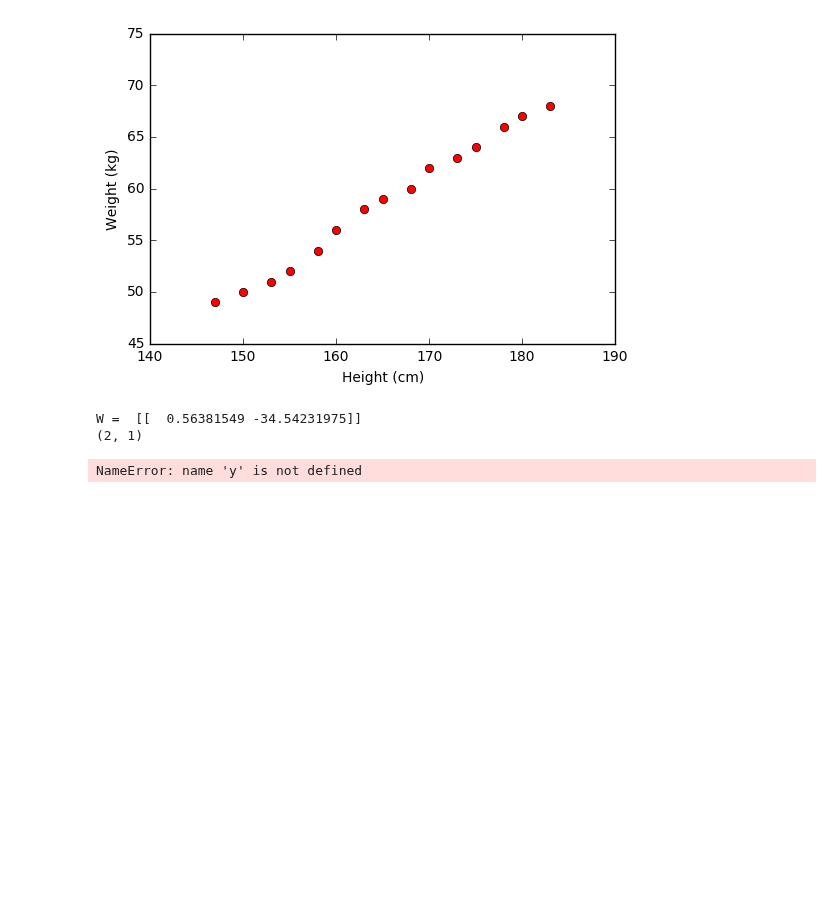
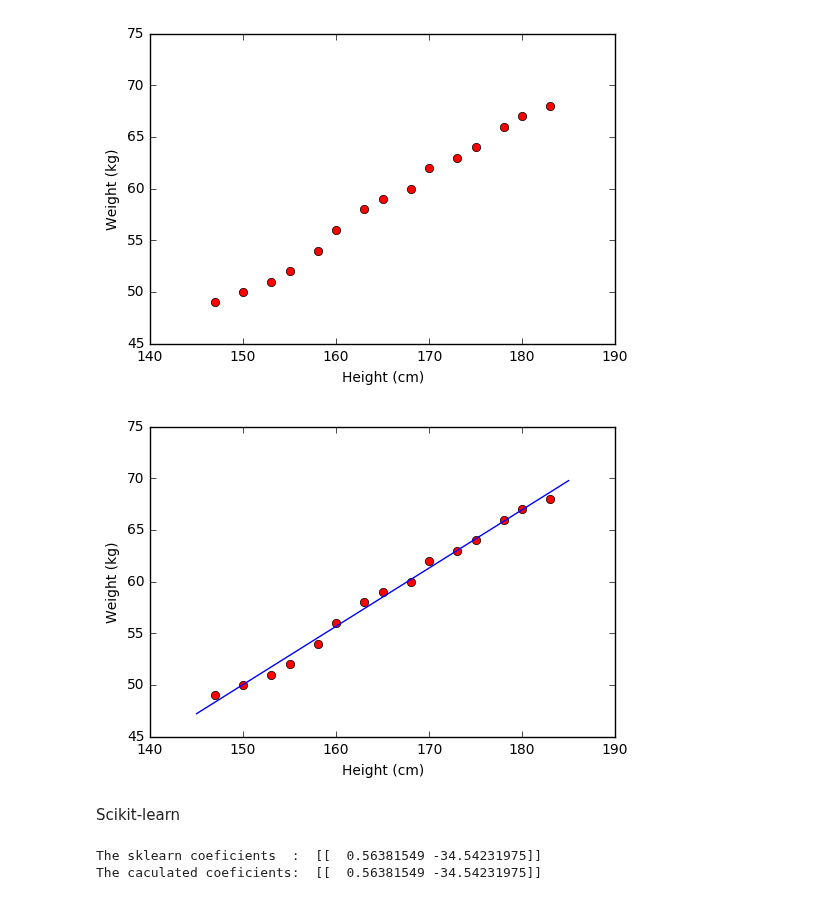
Before and after one commit to tiepvupsu/tiepvupsu.github.io, a Jupyter notebook: assets/LR/LR.ipynb, the cells around one changed output. Drawn from its saved outputs; the diff is of its cells as text; code cells hidden in the pictures; blank space fills up the shorter version.

```diff
--- a/assets/LR/LR.ipynb
+++ b/assets/LR/LR.ipynb
@@ -20,20 +20,40 @@ plt.show()
 # %% [output]
 [figure]
 # %%
+# Building Xbar
 one = np.ones((X.shape[0], 1))
-Xbar = np.concatenate((X, one), axis = 1).T
+Xbar = np.concatenate((X, one), axis = 1)
 
-W = np.dot(np.linalg.pinv(np.dot(Xbar, Xbar.T)), np.dot(Xbar, Y))
-print 'W = ', W.T
-print W.shape
+# Calculating weights of the fitting line
+W = np.dot(np.linalg.pinv(np.dot(Xbar.T, Xbar)), np.dot(Xbar.T, Y))
 
-a = W[0]
-x = np.linspace(140, 190, 2, endpoint=True)
-y =
-# C, S = np.cos(X), np.sin(X)
-plt.plot(x, y)
+# Preparing the fitting line
+a = W[0][0]
+b = W[1][0]
+x = np.linspace(145, 185, 2, endpoint=True)
+y = a*x + b
+
+# Drawing the fitting line
+plt.plot(X.T, Y.T, 'ro')     # data
+plt.plot(x, y)               # the fitting line
+plt.axis([140, 190, 45, 75])
+plt.xlabel('Height (cm)')
+plt.ylabel('Weight (kg)')
 plt.show()
 # %% [output]
-W =  [[  0.56381549 -34.54231975]]
-(2, 1)
-NameError: name 'y' is not defined
+[figure, added]
+# %% [markdown]
+Scikit-learn
+# %%
+from sklearn import datasets, linear_model
+
+# fit the model by Linear Regression
+regr = linear_model.LinearRegression(fit_intercept=False) # fit_intercept = False for calculating the bias
+regr.fit(Xbar, Y)
+
+# Compare two results
+print 'The sklearn coeficients  : ', regr.coef_
+print 'The caculated coeficients: ', W.T
+# %% [output]
+The sklearn coeficients  :  [[  0.56381549 -34.54231975]]
+The caculated coeficients:  [[  0.56381549 -34.54231975]]
```
Also changed, not shown: 7 other files.
